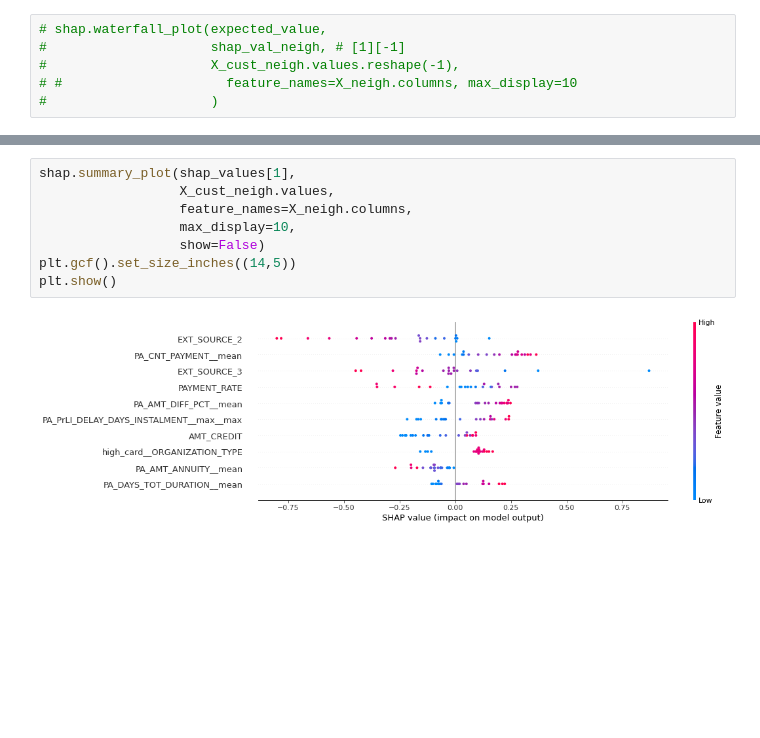
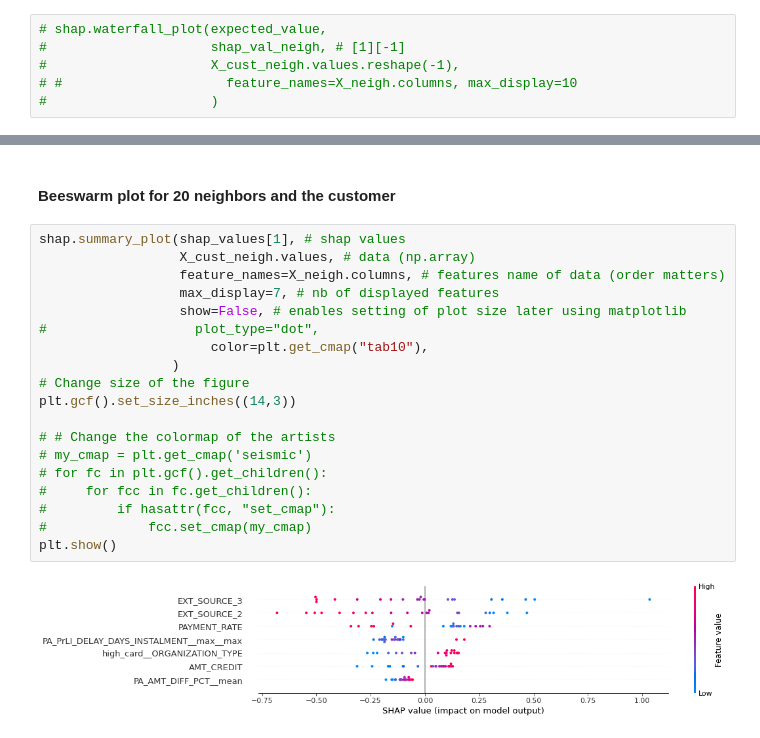
Before and after one commit to SmellyArmure/OC_DS_Project7, a Jupyter notebook: NOTEBOOKS/P7_05_Dashboard_prep.ipynb, the cells around one changed output, grey strips where cells are left out. Drawn from its saved outputs; the diff is of its cells as text; blank space fills up the shorter version.

```diff
--- a/NOTEBOOKS/P7_05_Dashboard_prep.ipynb
+++ b/NOTEBOOKS/P7_05_Dashboard_prep.ipynb
@@ -278,10 +330,23 @@ Exception: The waterfall_plot can currently only plot a single explanation but a
-# %%
-shap.summary_plot(shap_values[1],
-                  X_cust_neigh.values,
-                  feature_names=X_neigh.columns,
-                  max_display=10,
-                  show=False)
-plt.gcf().set_size_inches((14,5))
-plt.show()
-# %% [output]
-[figure, removed]
+# %% [markdown]
+#### Beeswarm plot for 20 neighbors and the customer
+# %%
+shap.summary_plot(shap_values[1], # shap values
+                  X_cust_neigh.values, # data (np.array)
+                  feature_names=X_neigh.columns, # features name of data (order matters)
+                  max_display=7, # nb of displayed features
+                  show=False, # enables setting of plot size later using matplotlib
+#                   plot_type="dot",
+                      color=plt.get_cmap("tab10"),
+                 )
+# Change size of the figure
+plt.gcf().set_size_inches((14,3))
+
+# # Change the colormap of the artists
+# my_cmap = plt.get_cmap('seismic')
+# for fc in plt.gcf().get_children():
+#     for fcc in fc.get_children():
+#         if hasattr(fcc, "set_cmap"):
+#             fcc.set_cmap(my_cmap)
+plt.show()
+# %% [output]
+[figure, added]
```
Also changed, not shown: parts of 26 cells of this notebook, 25 other files.
